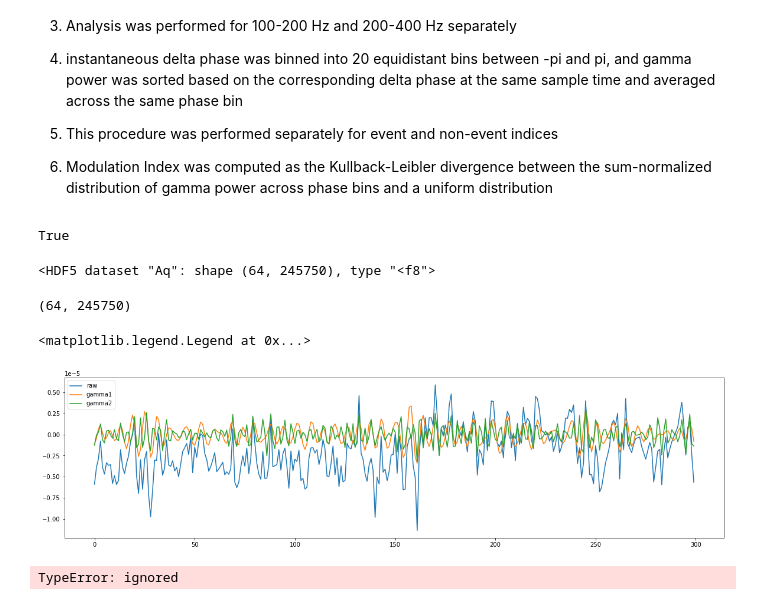
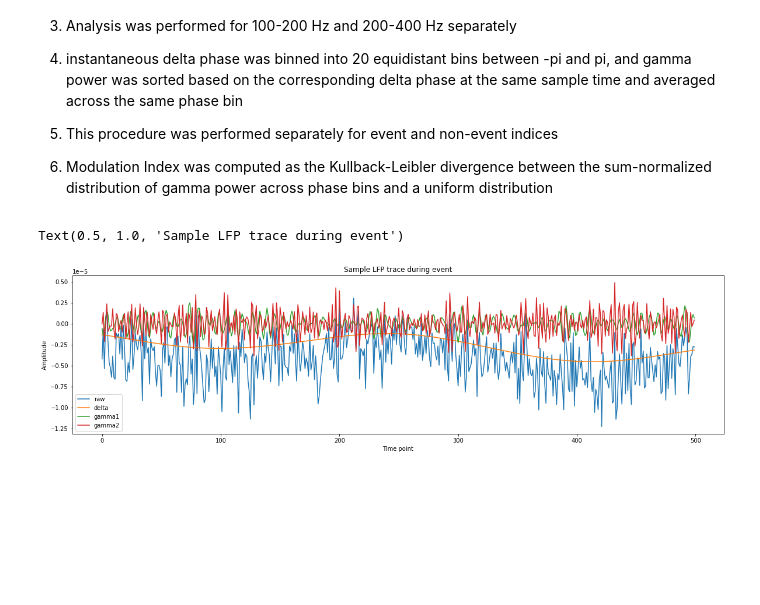
Before and after one commit to xuanyuw/NOVA1_variation_LFP, a Jupyter notebook: analyze_LFP.ipynb, the cells around one changed output. Saved outputs shown, nothing was run; the diff lists cells and outputs as text; code cells hidden in the pictures; blank space fills up the shorter version.

```diff
--- a/analyze_LFP.ipynb
+++ b/analyze_LFP.ipynb
@@ -383,11 +409,3 @@ phase bin
 6. Modulation Index was
 computed as the Kullback-Leibler divergence between the sum-normalized distribution of gamma power across phase bins and a
 uniform distribution
-# %%
-file=ctc_files[0]
-lfp = np.array(file['LFP']).flatten()
-fs_ds = np.array(file['fs_ds'])[0]
-events = extract_events(10,0,ctc_files[0])
-range(len(np.array(file[lfp[0]]))) not in events
-# %% [output]
-True
@@ -408,7 +422,3 @@ def butter_bandpass_filter(data, lowcut, highcut, fs, order=2):
   sos = butter_bandpass(lowcut, highcut, fs, order=order)
   y = sosfiltfilt(sos, data)
   return y
-# %%
-file[lfp[4]]
-# %% [output]
-<HDF5 dataset "Aq": shape (64, 245750), type "<f8">
@@ -421,8 +424,0 @@ gamma2 = butter_bandpass_filter(t, 200, 400, fs_ds)
-# %%
-#Get delta phase (From https://www.gaussianwaves.com/2017/04/extract-envelope-instantaneous-phase-frequency-hilbert-transform/)
-z= hilbert(delta) #form the analytical signal
-inst_amplitude = np.abs(z) #envelope extraction
-delta_phase = np.unwrap(np.angle(z))#inst phase
-delta_phase.shape
-# %% [output]
-(64, 245750)
@@ -433,32 +425,52 @@ gamma2_power = abs(hilbert(gamma2))
+# %%
+file=ctc_files[0]
+spikes = np.array(file['spikes'])
+lfp = np.array(file['LFP']).flatten()
+# bandpass all 64 channels to get delta and gamma
+well_id = 4
+channel_id = 2
+events_t0 = extract_events(well_id, channel_id, file)
+lfp = np.array(file[np.array(file['LFP']).flatten()[well_id]])[channel_id, :]
+lfp_segs = extract_lfp_seg(lfp, events_t0)
+t = np.mean(lfp_segs, axis=0)
+delta = butter_bandpass_filter(t, 0.1, 4, fs_ds)
+gamma1 = butter_bandpass_filter(t, 100, 200, fs_ds)
+gamma2 = butter_bandpass_filter(t, 200, 400, fs_ds)
+#Get delta phase (From https://www.gaussianwaves.com/2017/04/extract-envelope-instantaneous-phase-frequency-hilbert-transform/)
+z= hilbert(delta) #form the analytical signal
+inst_amplitude = np.abs(z) #envelope extraction
+delta_phase = np.unwrap(np.angle(z))#inst phase
+#Get amplitude envolope of gamma bands, used square instead of square b.c. amplitude too small
+gamma1_power = abs(hilbert(gamma1))
+gamma2_power = abs(hilbert(gamma2))
 # %%
-begin = 1500
-end = 1800
+# plot sample lfp trace
+begin = 1000
+end = 1500
 plt.figure(figsize=(20, 5))
-plt.plot(t[0, begin:end], label='raw')
-#plt.plot(delta_phase[0, begin:end], label='delta')
-plt.plot(gamma1[0, begin:end], label='gamma1')
-plt.plot(gamma2[0, begin:end], label='gamma2')
+plt.plot(t[begin:end], label='raw')
+plt.plot(delta[begin:end], label='delta')
+plt.plot(gamma1[begin:end], label='gamma1')
+plt.plot(gamma2[begin:end], label='gamma2')
 plt.legend()
+plt.ylabel('Amplitude')
+plt.xlabel('Time point')
+plt.title('Sample LFP trace during event')
 # %% [output]
-<matplotlib.legend.Legend at 0x...>
+Text(0.5, 1.0, 'Sample LFP trace during event')
-[figure, old version]
+[figure, new version]
 # %%
-from scipy.stats import pearsonr, chi2
+# Code from https://github.com/voytekresearch/Tutorials/blob/master/Spike%20Field%20Coherence%20Tutorial.ipynb
 def circCorr(ang,line):
     n = len(ang)
     rxs = pearsonr(line,np.sin(ang))
     rxs = rxs[0]
-    rxc = pearsonr(line,cos(ang))
+    rxc = pearsonr(line,np.cos(ang))
     rxc = rxc[0]
-    rcs = pearsonr(np.sin(ang),cos(ang))
+    rcs = pearsonr(np.sin(ang),np.cos(ang))
     rcs = rcs[0]
-    rho = sqrt((rxc**2 + rxs**2 - 2*rxc*rxs*rcs)/(1-rcs**2)) #r
+    rho = np.sqrt((rxc**2 + rxs**2 - 2*rxc*rxs*rcs)/(1-rcs**2)) #r
     r_2 = rho**2 #r squared
     pval = 1- chi2.cdf(n*(rho**2),1)
-    standard_error = sqrt((1-r_2)/(n-2))
-
+    standard_error = np.sqrt((1-r_2)/(n-2))
     return rho, pval, r_2,standard_error
-
-print(circCorr(delta_phase, gamma2_power))
-# %% [output]
-TypeError: ignored
```
Also changed, not shown: parts of 76 cells of this notebook.
